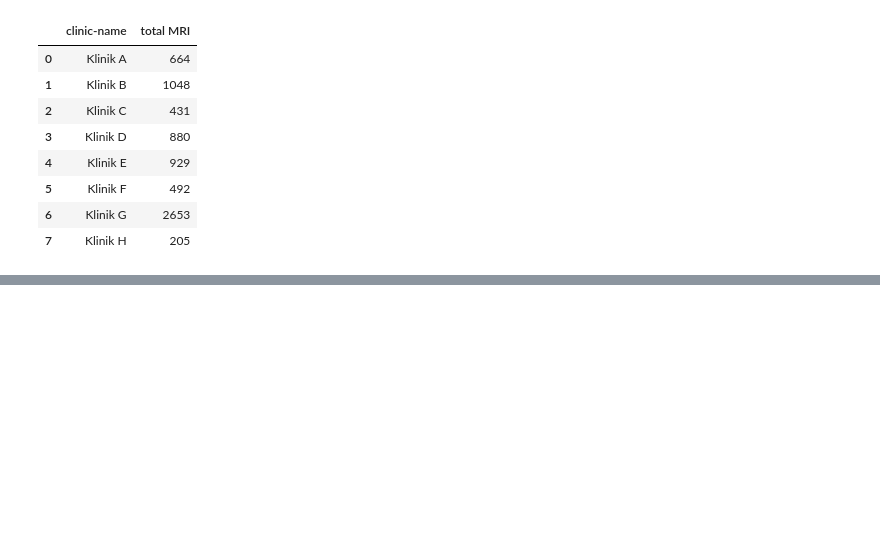
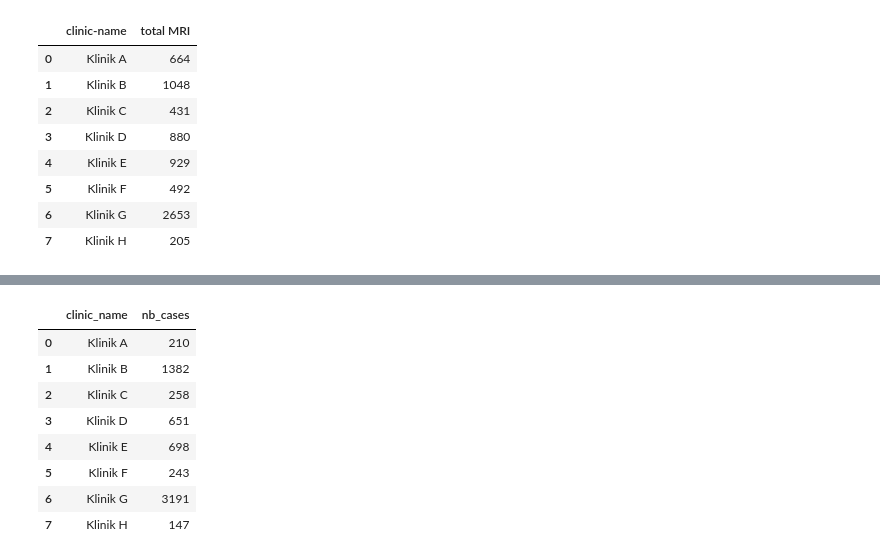
Before and after one commit to Olorin-AI/Siemens-healthineers-challenge, a Jupyter notebook: Model.ipynb, the cells around one changed output, grey strips where cells are left out. Cells and saved outputs as stored; diff of their text form; code cells hidden in the pictures; blank space fills up the shorter version.

```diff
--- a/Model.ipynb
+++ b/Model.ipynb
@@ -439,0 +483,18 @@ Mri_per_hospitals
+# %%
+mri_per_clinic['date'] = [remove_time(row) for row in mri_per_clinic['date']]
+#mri_per_clinic['date'] = mri_per_clinic['date'].astype('datetime64[ns]')
+daily_mri_clinic = mri_per_clinic.groupby('clinic_name', as_index=False).count()
+daily_mri_clinic.columns = ['clinic_name', 'nb_cases','g']
+daily_mri_clinic=daily_mri_clinic.drop(columns=['g'])
+
+daily_mri_clinic
+# %% [output]
+|  | clinic_name | nb_cases |
+| 0 | Klinik A | 210 |
+| 1 | Klinik B | 1382 |
+| 2 | Klinik C | 258 |
+| 3 | Klinik D | 651 |
+| 4 | Klinik E | 698 |
+| 5 | Klinik F | 243 |
+| 6 | Klinik G | 3191 |
+| 7 | Klinik H | 147 |
```
Also changed, not shown: parts of 16 cells of this notebook.
